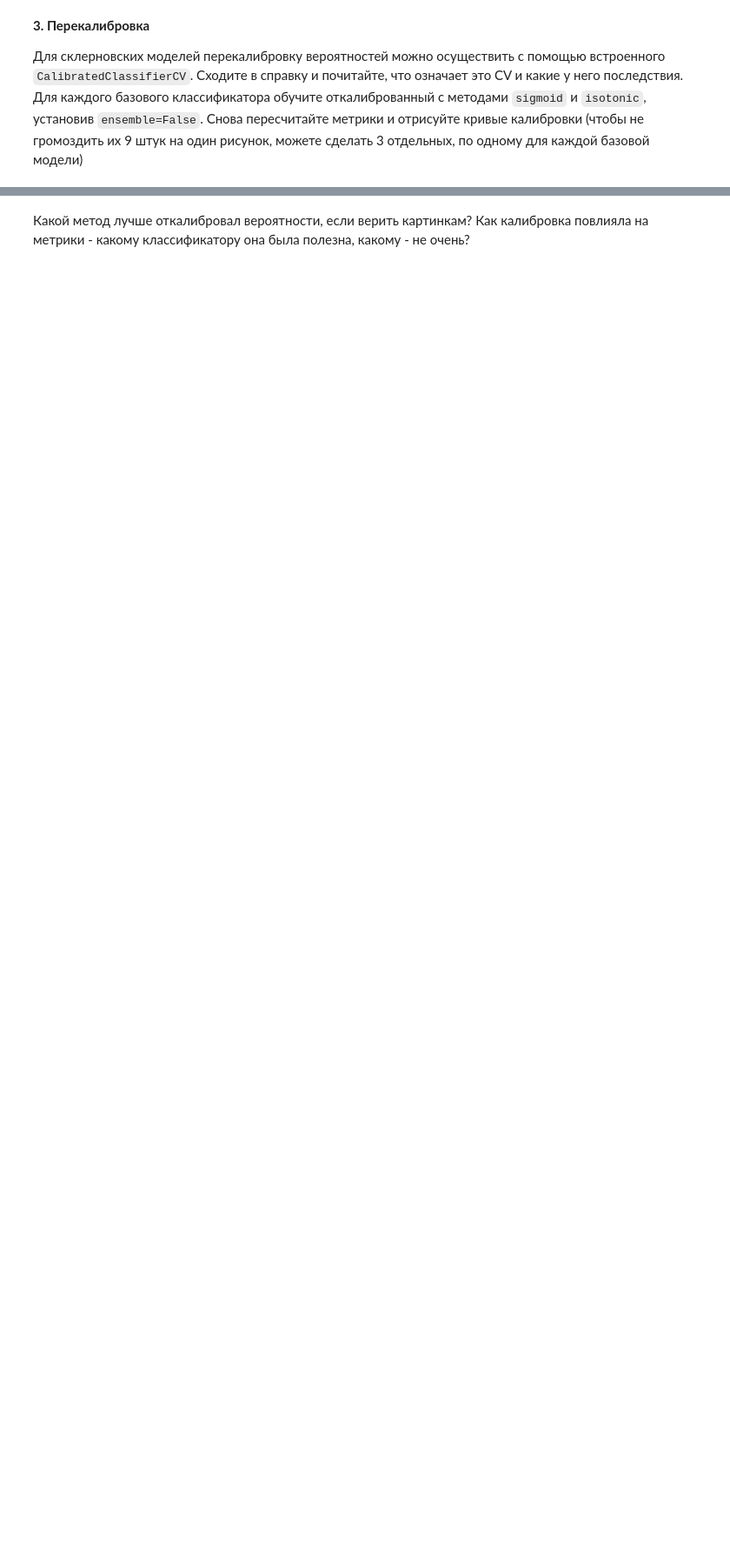
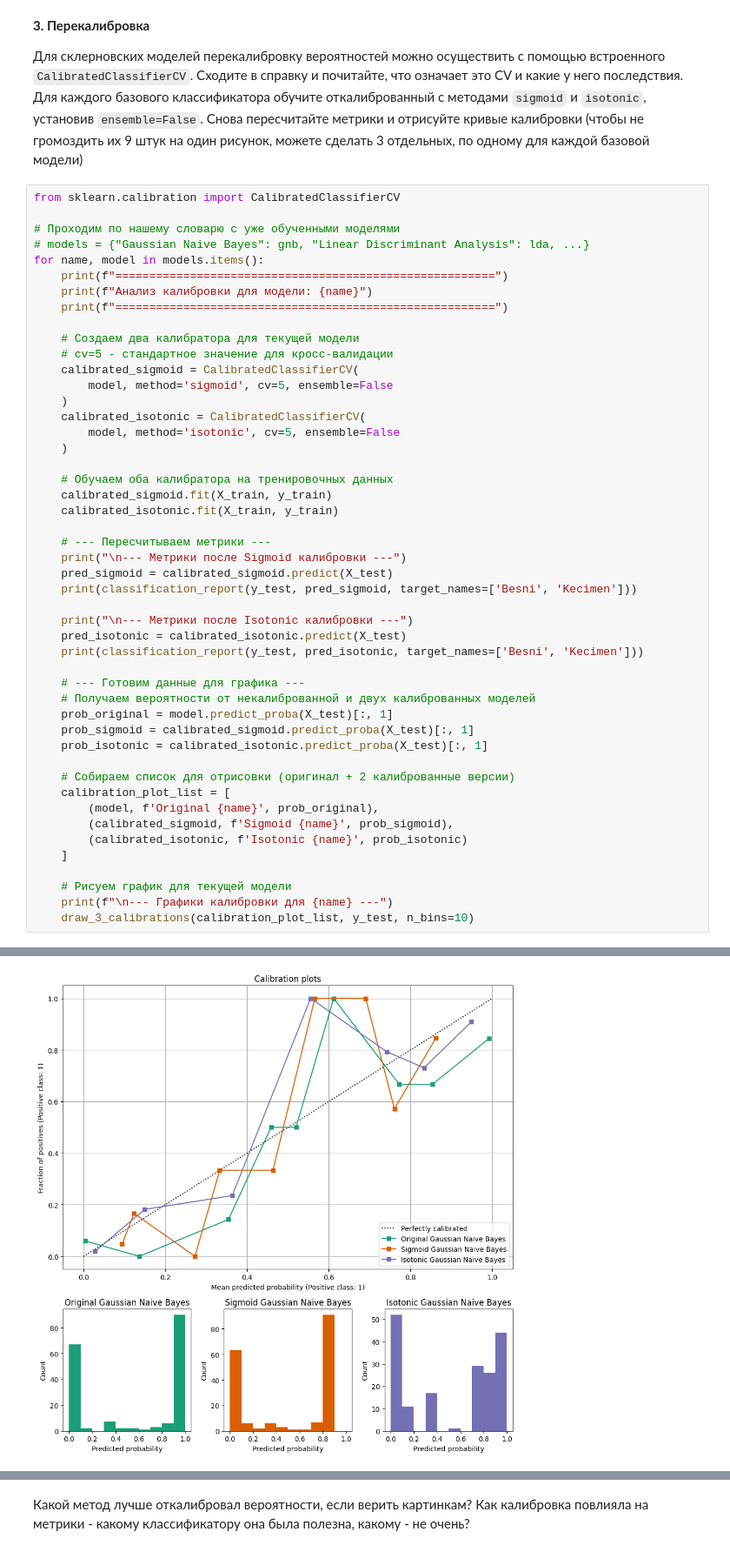
Before and after one commit to UladzislauShuman/university_homework, a Jupyter notebook: famcs_homework/ML/lab3/LB3_template.ipynb, the cells around one changed output, grey strips where cells are left out. Shown at 87% size. Cells and saved outputs as stored; diff of their text form; blank space fills up the shorter version.

```diff
--- a/famcs_homework/ML/lab3/LB3_template.ipynb
+++ b/famcs_homework/ML/lab3/LB3_template.ipynb
@@ -63,3 +282,52 @@ def draw_3_calibrations(clf_list, y_test, n_bins):
 **3. Перекалибровка**
 
 Для склерновских моделей перекалибровку вероятностей можно осуществить с помощью встроенного `CalibratedClassifierCV`. Сходите в справку и почитайте, что означает это CV и какие у него последствия. Для каждого базового классификатора обучите откалиброванный с методами `sigmoid` и `isotonic`, установив `ensemble=False`. Снова пересчитайте метрики и отрисуйте кривые калибровки (чтобы не громоздить их 9 штук на один рисунок, можете сделать 3 отдельных, по одному для каждой базовой модели)
+# %%
+from sklearn.calibration import CalibratedClassifierCV
+
+# Проходим по нашему словарю с уже обученными моделями
+# models = {"Gaussian Naive Bayes": gnb, "Linear Discriminant Analysis": lda, ...}
+for name, model in models.items():
+    print(f"========================================================")
+    print(f"Анализ калибровки для модели: {name}")
+    print(f"========================================================")
+
+    # Создаем два калибратора для текущей модели
+    # cv=5 - стандартное значение для кросс-валидации
+    calibrated_sigmoid = CalibratedClassifierCV(
+        model, method='sigmoid', cv=5, ensemble=False
+    )
+    calibrated_isotonic = CalibratedClassifierCV(
+        model, method='isotonic', cv=5, ensemble=False
+    )
+
+    # Обучаем оба калибратора на тренировочных данных
+    calibrated_sigmoid.fit(X_train, y_train)
+    calibrated_isotonic.fit(X_train, y_train)
+
+    # --- Пересчитываем метрики ---
+    print("\n--- Метрики после Sigmoid калибровки ---")
+    pred_sigmoid = calibrated_sigmoid.predict(X_test)
+    print(classification_report(y_test, pred_sigmoid, target_names=['Besni', 'Kecimen']))
+
+    print("\n--- Метрики после Isotonic калибровки ---")
+    pred_isotonic = calibrated_isotonic.predict(X_test)
+    print(classification_report(y_test, pred_isotonic, target_names=['Besni', 'Kecimen']))
+
+    # --- Готовим данные для графика ---
+    # Получаем вероятности от некалиброванной и двух калиброванных моделей
+    prob_original = model.predict_proba(X_test)[:, 1]
+    prob_sigmoid = calibrated_sigmoid.predict_proba(X_test)[:, 1]
+    prob_isotonic = calibrated_isotonic.predict_proba(X_test)[:, 1]
+
+    # Собираем список для отрисовки (оригинал + 2 калиброванные версии)
+    calibration_plot_list = [
+        (model, f'Original {name}', prob_original),
+        (calibrated_sigmoid, f'Sigmoid {name}', prob_sigmoid),
+        (calibrated_isotonic, f'Isotonic {name}', prob_isotonic)
+    ]
+
+    # Рисуем график для текущей модели
+    print(f"\n--- Графики калибровки для {name} ---")
+    draw_3_calibrations(calibration_plot_list, y_test, n_bins=10)
+# %% [output]
@@ -65,0 +351 @@ def draw_3_calibrations(clf_list, y_test, n_bins):
+[figure, added]
```
Also changed, not shown: parts of 10 cells of this notebook, 1 other file.
